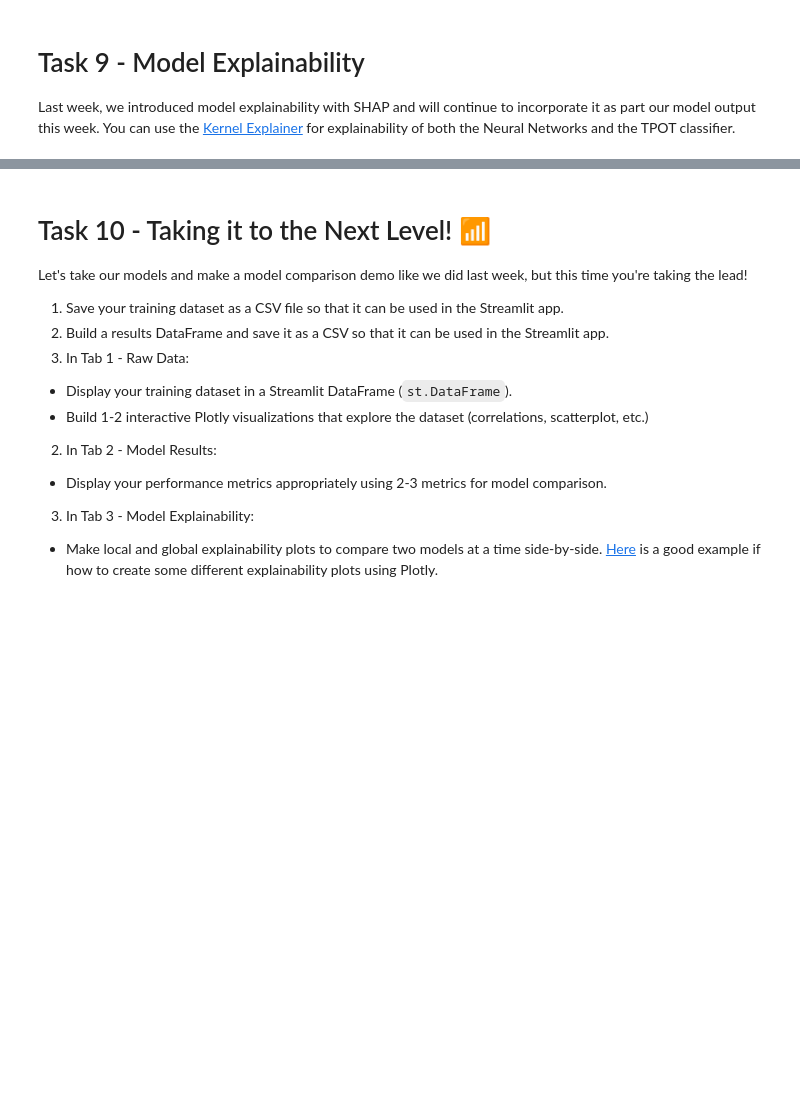
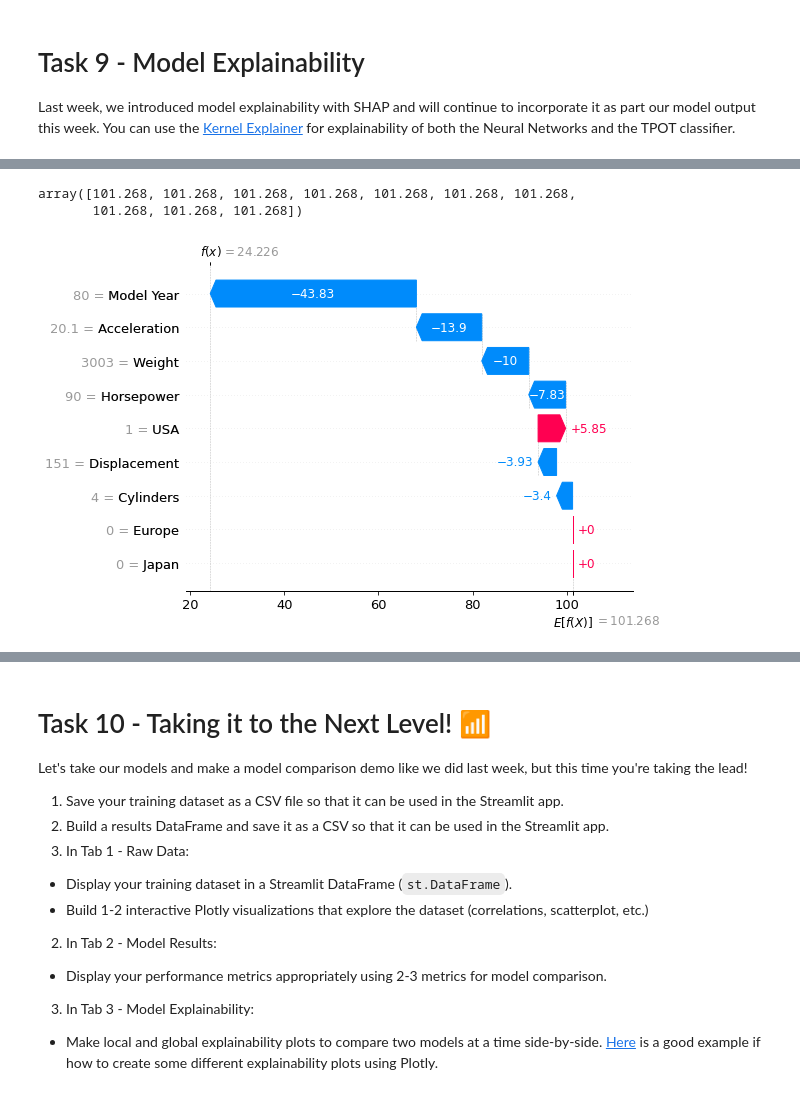
Before and after one commit to sushvij/assignment7, a Jupyter notebook: Copy_of_Sush_Copy_of_fuel_efficiency.ipynb, the cells around one changed output, grey strips where cells are left out. Drawn from its saved outputs; the diff is of its cells as text; code cells hidden in the pictures; blank space fills up the shorter version.

```diff
--- a/Copy_of_Sush_Copy_of_fuel_efficiency.ipynb
+++ b/Copy_of_Sush_Copy_of_fuel_efficiency.ipynb
@@ -866,0 +999,10 @@ import shap
+# %%
+#doing it the way in the instructions doesn't work; everything bombs
+
+def f(X):
+    return dnn_model.predict([X[:,i] for i in range(X.shape[1])]).flatten()
+# %%
+#as per Chris
+
+def f(X):
+  return dnn_model.predict(X).flatten()
@@ -866,0 +1063,10 @@ import shap
+# %%
+#not providing base values etc. still
+
+def custom_masker(mask, X):
+  return (X*mask).reshape(1, len(X))
+
+
+explainer = shap.Explainer(f, custom_masker)
+
+shap_values = explainer(train_features[:10])
@@ -866,0 +1223,9 @@ import shap
+# %%
+shap_values.base_values
+# %% [output]
+array([101.268, 101.268, 101.268, 101.268, 101.268, 101.268, 101.268,
+       101.268, 101.268, 101.268])
+# %%
+shap.plots.waterfall(shap_values[0])
+# %% [output]
+[figure, added]
```
Also changed, not shown: parts of 83 cells of this notebook.
